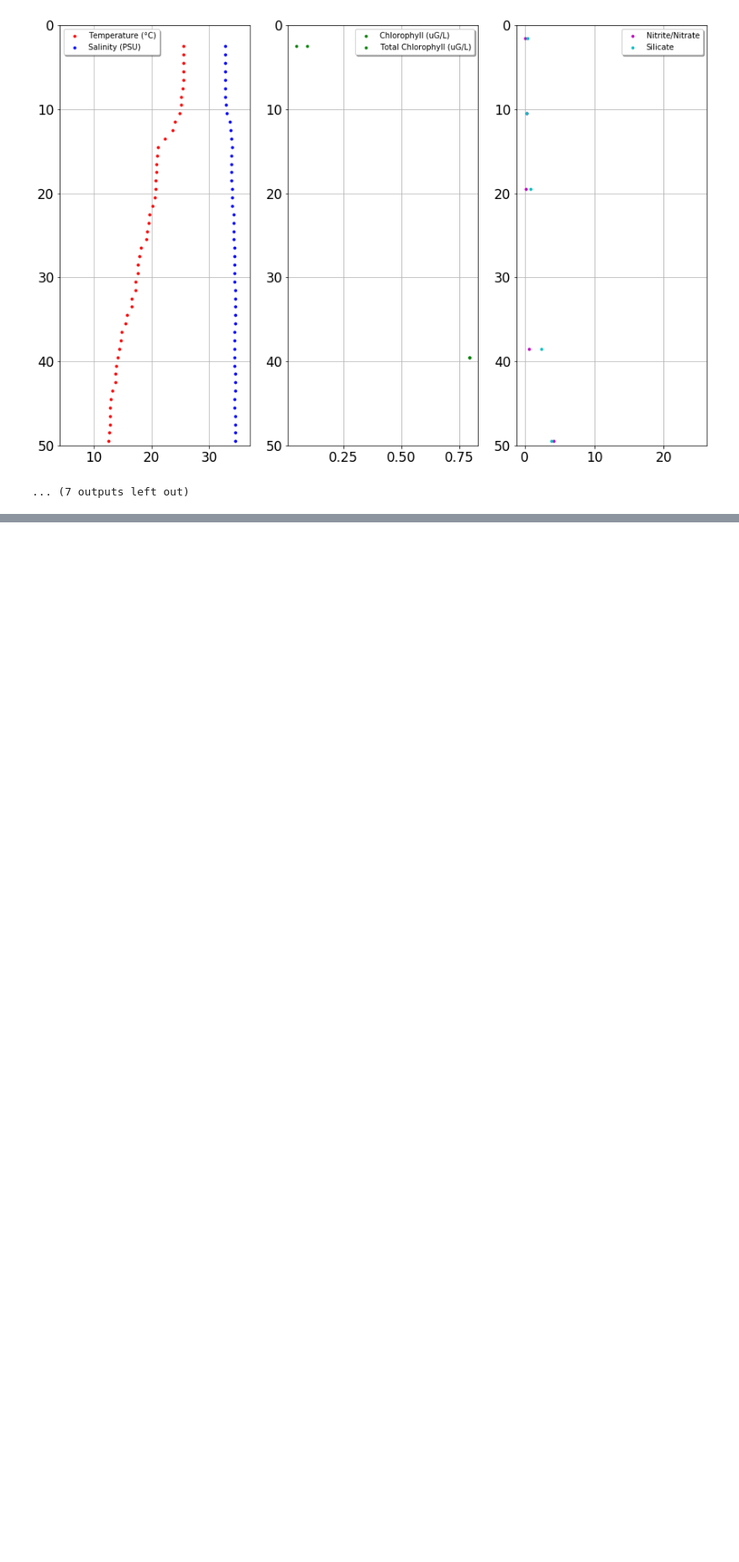
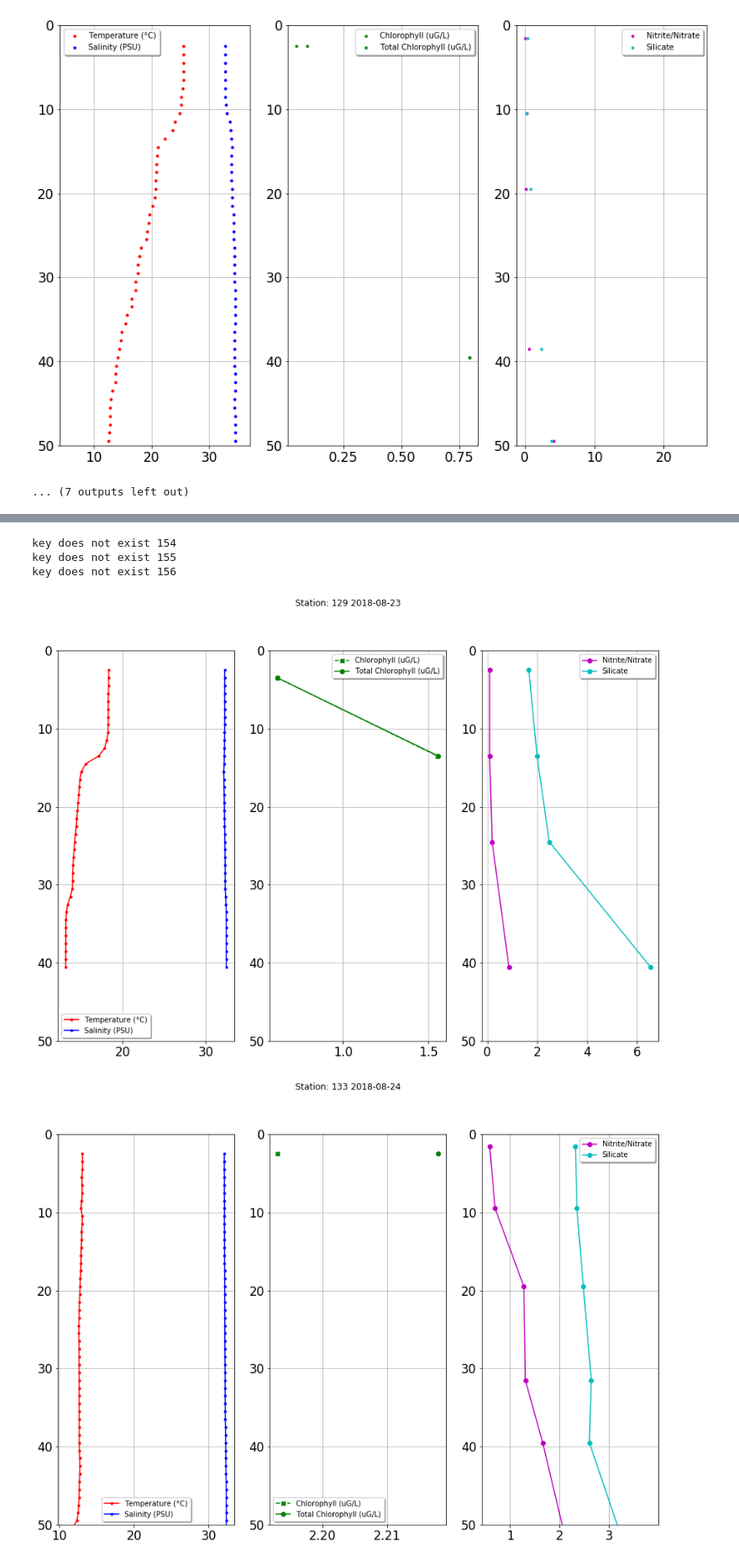
Before and after one commit to khyde/JPSS_Phytoplankton, a Jupyter notebook: IPython/Neighbor nutrients.ipynb, the cells around one changed output, grey strips where cells are left out. Shown at 84% size. Saved outputs shown, nothing was run; the diff lists cells and outputs as text; code cells hidden in the pictures; blank space fills up the shorter version.

```diff
--- a/IPython/Neighbor nutrients.ipynb
+++ b/IPython/Neighbor nutrients.ipynb
@@ -718,6 +718,7 @@ for station in stations:
     try:
         data = loop818.loc[station,"temperature"]
         f, axs = plt.subplots(4,1, sharey ='all', figsize=(15,10))
+        plt.title ('title')
         #plot 1
         plt.subplot(131)
         plt.plot(loop818.loc[station,"temperature"], loop818.loc[station,"depth"], '.r')
@@ -727,7 +728,6 @@ for station in stations:
         plt.tick_params(labelsize=17)
         plt.gca ().invert_yaxis ()
         plt.grid ()
-        #plot 2
         #plot 2
         plt.subplot(132)
         plt.plot(loop818.loc[station,"chl_a"], loop818.loc[station,"depth"], '.g')
@@ -774,0 +796,54 @@ key does not exist 156
+# %%
+import pandas as pd
+from matplotlib import pyplot as plt
+from matplotlib import dates as mpl_dates
+import numpy as np
+import seaborn as sns
+
+stations818 = pd.read_csv ('ECOMON stations 2018-08.csv')
+
+loop818 = stations818.set_index('discrete_station_id', drop=False)
+
+stations = [129, 133, 135, 136, 137, 138, 139, 140, 141, 142, 143, 144, 145, 146, 147, 148, 149, 150, 151, 152, 153, 154, 155, 156, 157, 158, 159]
+
+loop818["date"] = pd.to_datetime (loop818["date"])
+
+for station in stations:
+    try:
+        #data = loop818.loc[station,"temperature"]
+        f, axs = plt.subplots(4,1, sharey ='all', figsize=(15,10))
+        plt.suptitle("Station: {} {}".format(station, (loop818.loc[station, "date"].min().date())))
+        #plot 1
+        plt.subplot(131)
+        s1mask = ~np.isnan(loop818.loc[station, "temperature"]) # may need to add a second mask for salinity
+        plt.plot(loop818.loc[station,"temperature"][s1mask], loop818.loc[station,"depth"][s1mask], linestyle='-', marker='.', color='r')
+        plt.plot(loop818.loc[station,"salinity"][s1mask], loop818.loc[station,"depth"][s1mask], linestyle='-', marker='.', color='b')
+        plt.ylim (0,50)
+        plt.legend (["Temperature (°C)", "Salinity (PSU)"], shadow=True, fontsize = '10', loc = 'best')
+        plt.tick_params(labelsize=17)
+        plt.gca ().invert_yaxis ()
+        plt.grid ()
+        #plot 2
+        plt.subplot(132)
+        s1mask = ~np.isnan(loop818.loc[station, "chl_a"])
+        plt.plot(loop818.loc[station,"chl_a"][s1mask], loop818.loc[station,"depth"][s1mask], linestyle='--', marker='X', color='g')
+        plt.plot(loop818.loc[station,"tot_chl_a"][s1mask], loop818.loc[station,"depth"][s1mask], linestyle='-', marker='o', color='g')
+        plt.ylim (0,50)
+        plt.legend (["Chlorophyll (uG/L)", "Total Chlorophyll (uG/L)"], shadow=True, fontsize = '10', loc = 'best')
+        plt.tick_params(labelsize=17)
+        plt.gca ().invert_yaxis ()
+        plt.grid ()
+        #plot 3
+        plt.subplot(133)
+        s1mask = ~np.isnan(loop818.loc[station, "no2_no3"])
+        plt.plot(loop818.loc[station,"no2_no3"][s1mask], loop818.loc[station,"depth"][s1mask],linestyle='-', marker='o', color='m')
+        plt.plot(loop818.loc[station,"si_oh4"][s1mask], loop818.loc[station,"depth"][s1mask],linestyle='-', marker='o', color='c')
+        plt.ylim (0,50)
+        plt.legend (["Nitrite/Nitrate", "Silicate"], shadow=True, fontsize = '10', loc = 'best')
+        plt.tick_params(labelsize=17)
+        plt.gca ().invert_yaxis ()
+        plt.grid ()
+        plt.savefig("{}.png".format(station))
+    except KeyError:
+        print ("key does not exist "+str(station))
+# %% [output]
@@ -774,0 +856,5 @@ key does not exist 156
+key does not exist 154
+key does not exist 155
+key does not exist 156
+[figure, added]
+[figure, added]
```
Also changed, not shown: parts of 7 cells of this notebook, 2 other files.
